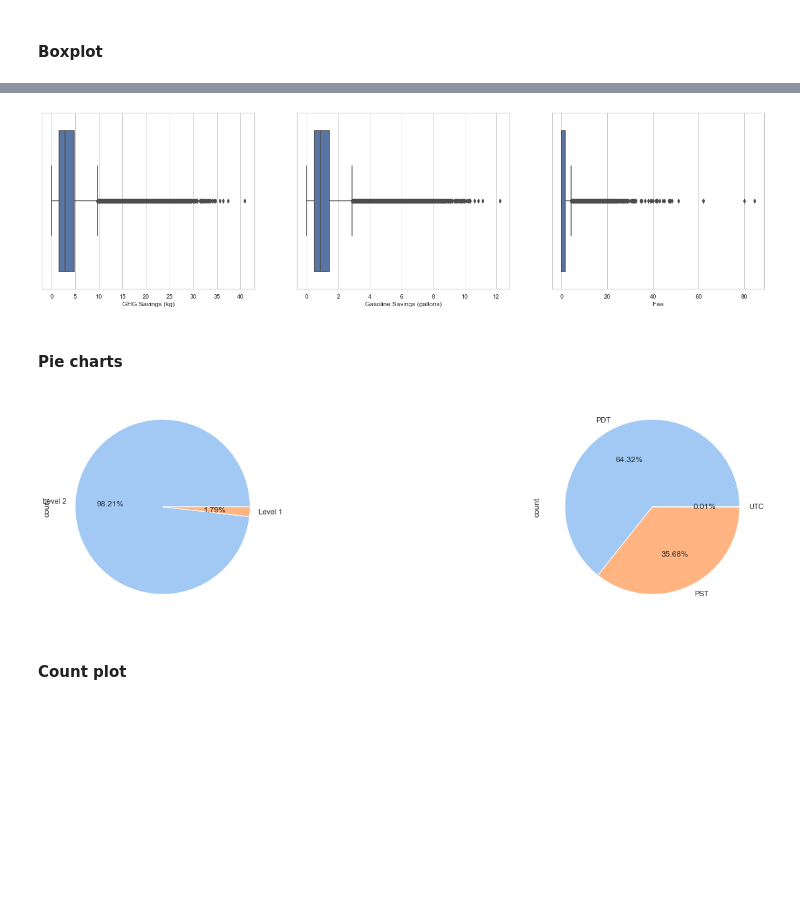
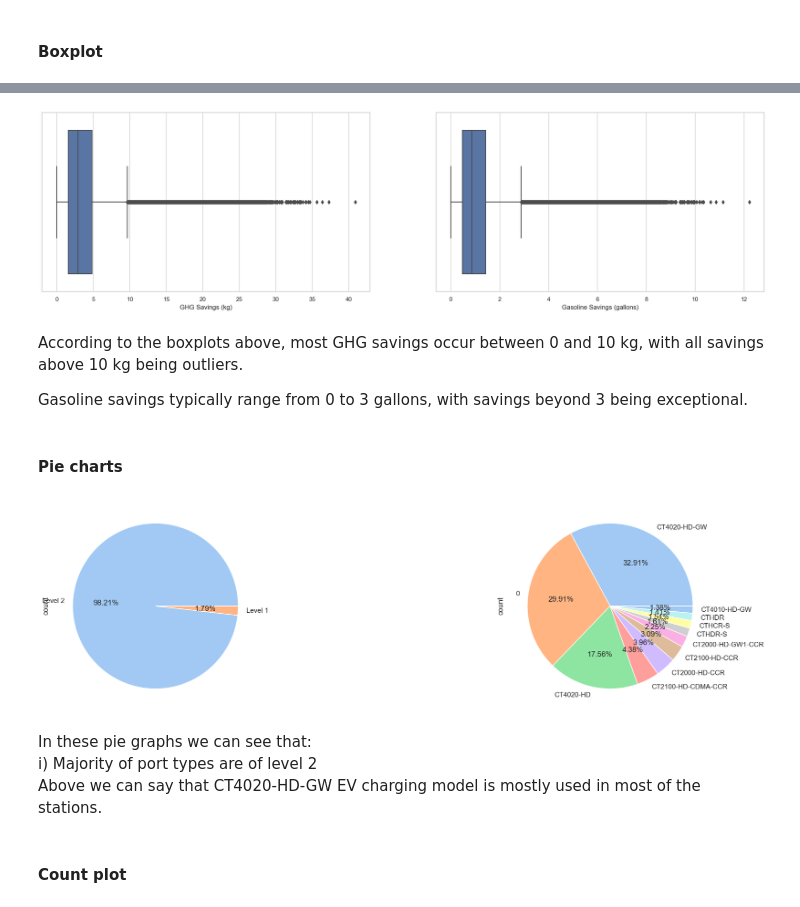
Before and after one commit to natvar55/IT496_Data_Voyagers_Project1, a Jupyter notebook: Data_Voyagers_Project1.ipynb, the cells around one changed output, grey strips where cells are left out. Cells and saved outputs as stored; diff of their text form; code cells hidden in the pictures; blank space fills up the shorter version.

```diff
--- a/Data_Voyagers_Project1.ipynb
+++ b/Data_Voyagers_Project1.ipynb
@@ -132,22 +241,32 @@ for axid, col in enumerate(["Total Duration (seconds)", "Charging Time (seconds)
 # %%
-fig, ax = plt.subplots(1, 3, figsize=(24, 6))
+fig, ax = plt.subplots(1, 2, figsize=(24, 6))
 
 sns.set_theme(style="whitegrid")
-for axid, col in enumerate(["GHG Savings (kg)", "Gasoline Savings (gallons)", "Fee"]):
+for axid, col in enumerate(["GHG Savings (kg)", "Gasoline Savings (gallons)"]):
     sns.boxplot(x=df[col], ax=ax[axid])
 # %% [output]
-[figure, old version]
+[figure, new version]
+# %% [markdown]
+According to the boxplots above, most GHG savings occur between 0 and 10 kg, with all savings above 10 kg being outliers.
+
+Gasoline savings typically range from 0 to 3 gallons, with savings beyond 3 being exceptional.
 # %% [markdown]
 #### Pie charts
 # %%
 fig, ax = plt.subplots(1, 2, figsize=(24, 6))
 
-for axid, col in enumerate(["Port Type","Start Time Zone"]):
+for axid, col in enumerate(["Port Type","Model Number"]):
     col_dist = df[col].value_counts()
     piec_colors = sns.color_palette('pastel')[0:len(col_dist)]
     col_dist.plot(kind = 'pie', colors=piec_colors, autopct = '%1.2f%%', ax=ax[axid])
 # %% [output]
-[figure, old version]
+[figure, new version]
+# %% [markdown]
+In these pie graphs we can see that:
+<br>
+i) Majority of port types are of level 2
+<br>
+Above we can say that CT4020-HD-GW EV charging model is mostly used in most of the stations.
 # %% [markdown]
 #### Count plot
 # %%
```
Also changed, not shown: parts of 62 cells of this notebook.
